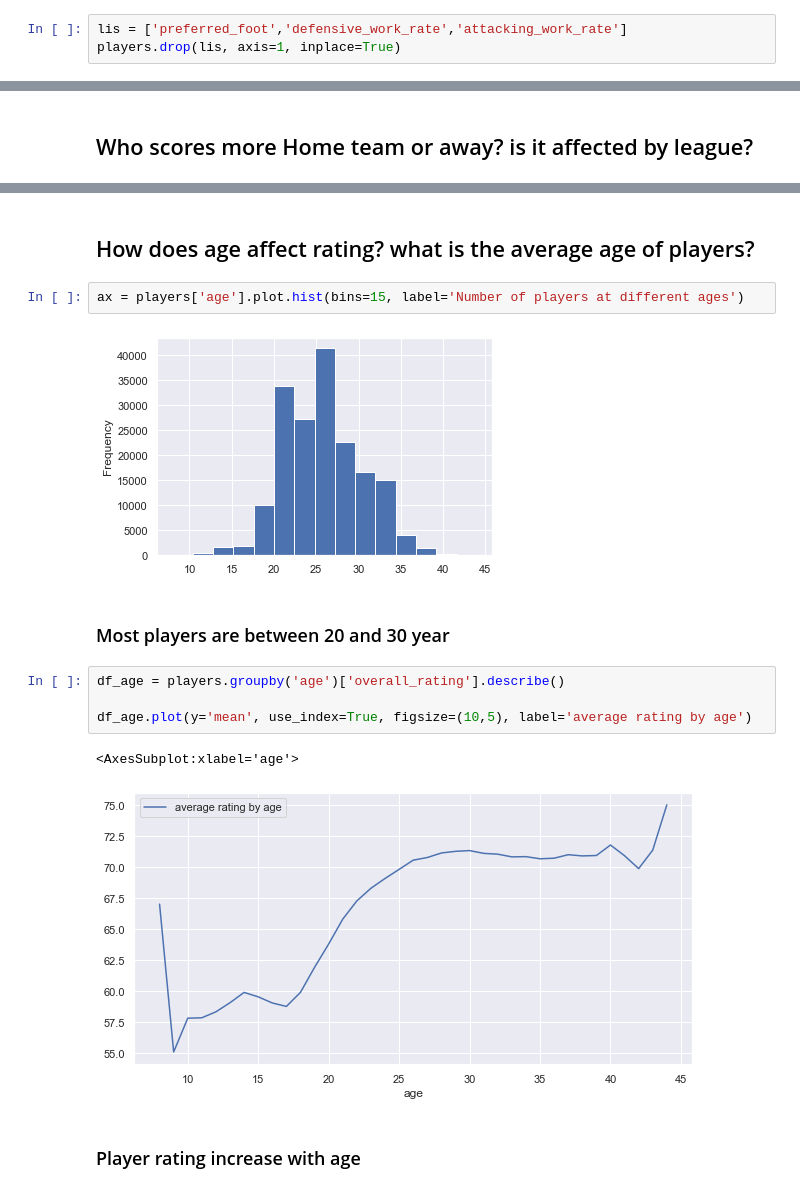
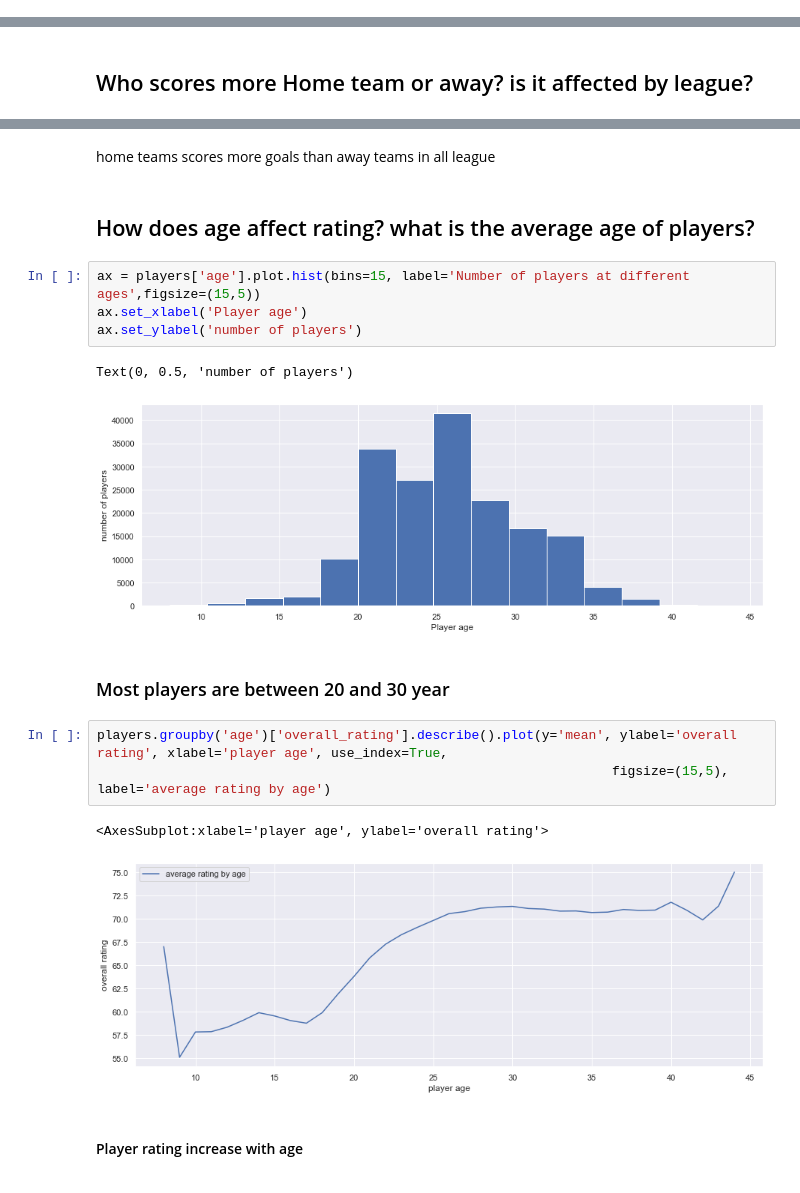
Before and after one commit to Kamnosho/Investigate_soccer_database, a Jupyter notebook: Investigate_Soccer_Database.ipynb, the cells around one changed output, grey strips where cells are left out. Drawn from its saved outputs; the diff is of its cells as text.

```diff
--- a/Investigate_Soccer_Database.ipynb
+++ b/Investigate_Soccer_Database.ipynb
@@ -418,3 +415,0 @@ preferred foot , attacking work rate and defensive work rate have unsignificant
-# %%
-lis = ['preferred_foot','defensive_work_rate','attacking_work_rate']
-players.drop(lis, axis=1, inplace=True)
@@ -442,17 +470,21 @@ matches.groupby(['league'])['home_team_goal','away_team_goal'].sum().plot();
+# %% [markdown]
+home teams scores more goals than away teams in all league
 # %% [markdown]
 ## How does age affect rating? what is the average age of players?
 # %%
-ax = players['age'].plot.hist(bins=15, label='Number of players at different ages')
+ax = players['age'].plot.hist(bins=15, label='Number of players at different ages',figsize=(15,5))
+ax.set_xlabel('Player age')
+ax.set_ylabel('number of players')
 # %% [output]
+Text(0, 0.5, 'number of players')
-[figure, old version]
+[figure, new version]
 # %% [markdown]
 ### Most players are between 20 and 30 year
 # %%
-df_age = players.groupby('age')['overall_rating'].describe()
-
-df_age.plot(y='mean', use_index=True, figsize=(10,5), label='average rating by age')
+players.groupby('age')['overall_rating'].describe().plot(y='mean', ylabel='overall rating', xlabel='player age', use_index=True,
+                                                                  figsize=(15,5), label='average rating by age')
 # %% [output]
-<AxesSubplot:xlabel='age'>
+<AxesSubplot:xlabel='player age', ylabel='overall rating'>
-[figure, old version]
+[figure, new version]
 # %% [markdown]
-### Player rating increase with age
+#### Player rating increase with age
```
Also changed, not shown: parts of 36 cells of this notebook, 1 other file.
